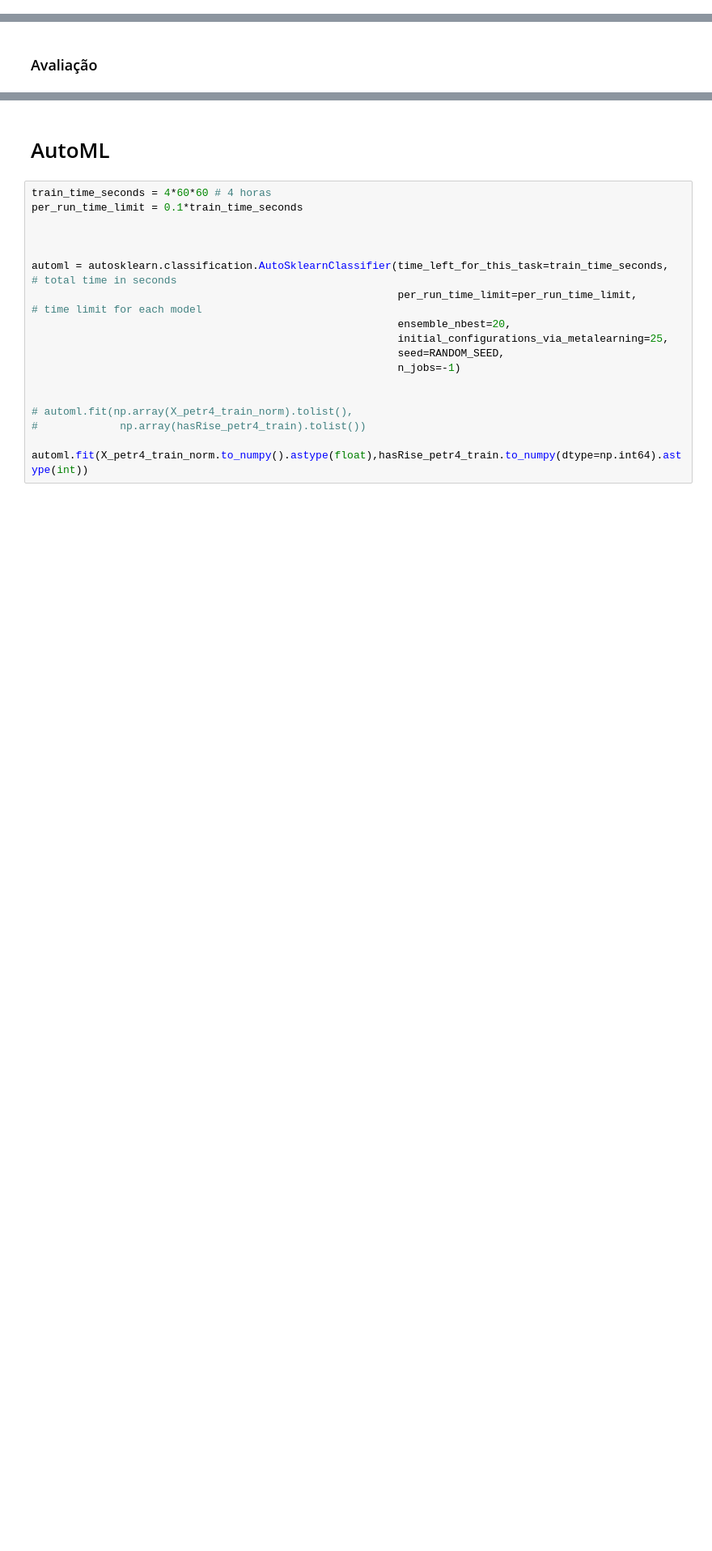
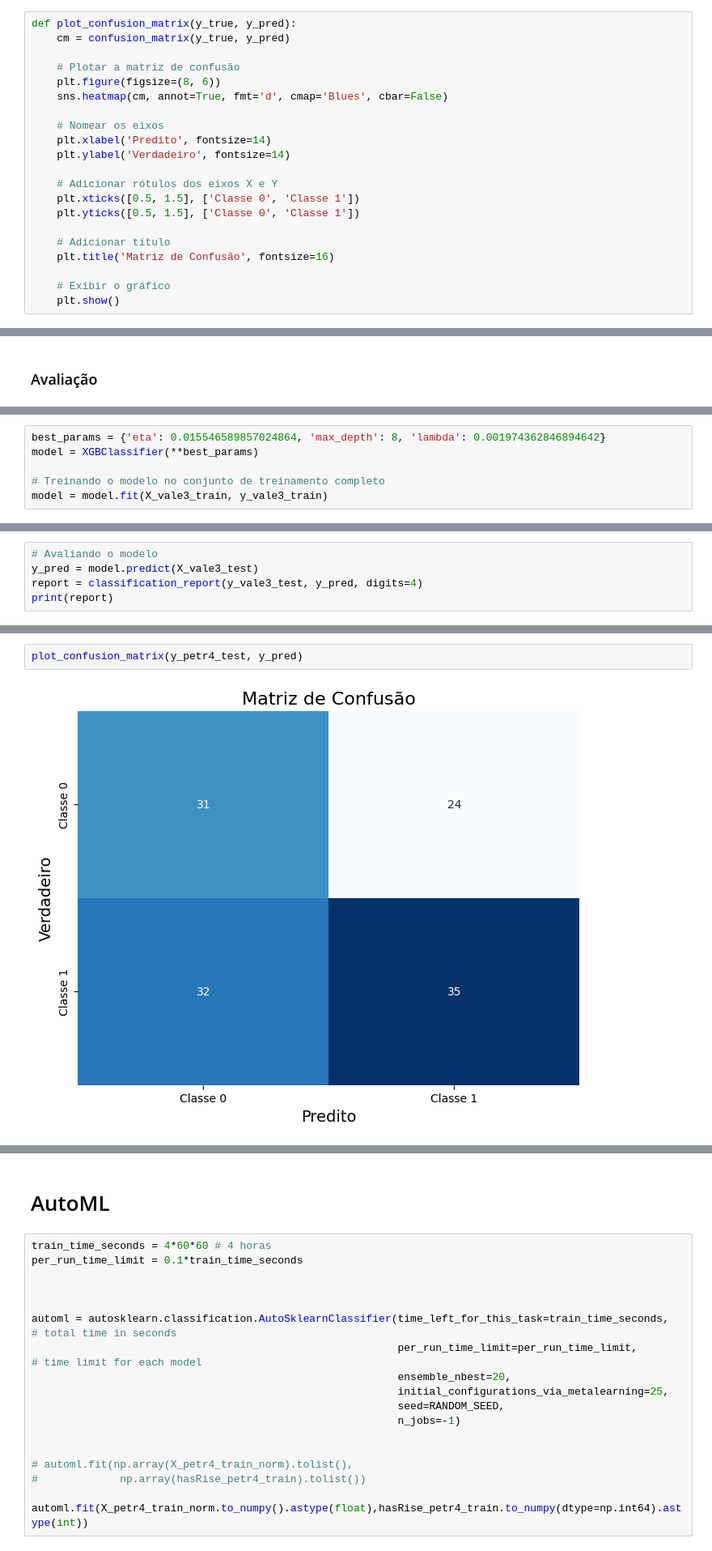
Before and after one commit to jcfl1/Stock-Prices-Prediction, a Jupyter notebook: xgboost.ipynb, the cells around one changed output, grey strips where cells are left out. Shown at 81% size. Saved outputs shown, nothing was run; the diff lists cells and outputs as text; blank space fills up the shorter version.

```diff
--- a/xgboost.ipynb
+++ b/xgboost.ipynb
@@ -153,0 +54,21 @@ def normalize_and_separe_X_and_y(df_train, df_test):
+# %%
+def plot_confusion_matrix(y_true, y_pred):
+    cm = confusion_matrix(y_true, y_pred)
+
+    # Plotar a matriz de confusão
+    plt.figure(figsize=(8, 6))
+    sns.heatmap(cm, annot=True, fmt='d', cmap='Blues', cbar=False)
+
+    # Nomear os eixos
+    plt.xlabel('Predito', fontsize=14)
+    plt.ylabel('Verdadeiro', fontsize=14)
+
+    # Adicionar rótulos dos eixos X e Y
+    plt.xticks([0.5, 1.5], ['Classe 0', 'Classe 1'])
+    plt.yticks([0.5, 1.5], ['Classe 0', 'Classe 1'])
+
+    # Adicionar título
+    plt.title('Matriz de Confusão', fontsize=16)
+
+    # Exibir o gráfico
+    plt.show()
@@ -255,0 +174,6 @@ for i, trial in enumerate(best_trials):
+# %%
+best_params = {'eta': 0.015546589857024864, 'max_depth': 8, 'lambda': 0.001974362846894642}
+model = XGBClassifier(**best_params)
+
+# Treinando o modelo no conjunto de treinamento completo
+model = model.fit(X_vale3_train, y_vale3_train)
@@ -255,0 +192,5 @@ for i, trial in enumerate(best_trials):
+# %%
+# Avaliando o modelo
+y_pred = model.predict(X_vale3_test)
+report = classification_report(y_vale3_test, y_pred, digits=4)
+print(report)
@@ -255,0 +206,4 @@ for i, trial in enumerate(best_trials):
+# %%
+plot_confusion_matrix(y_petr4_test, y_pred)
+# %% [output]
+[figure, added]
```
Also changed, not shown: parts of 97 cells of this notebook, 2 other files.
